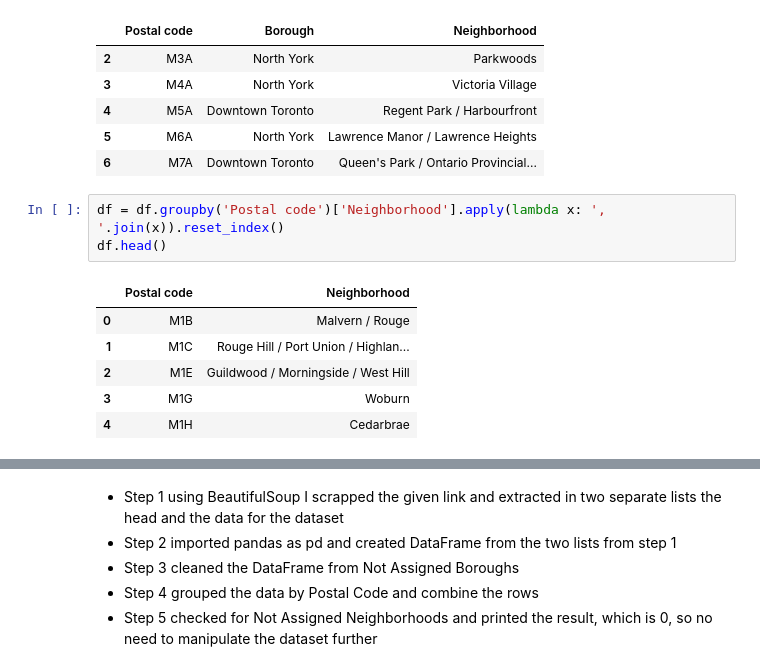
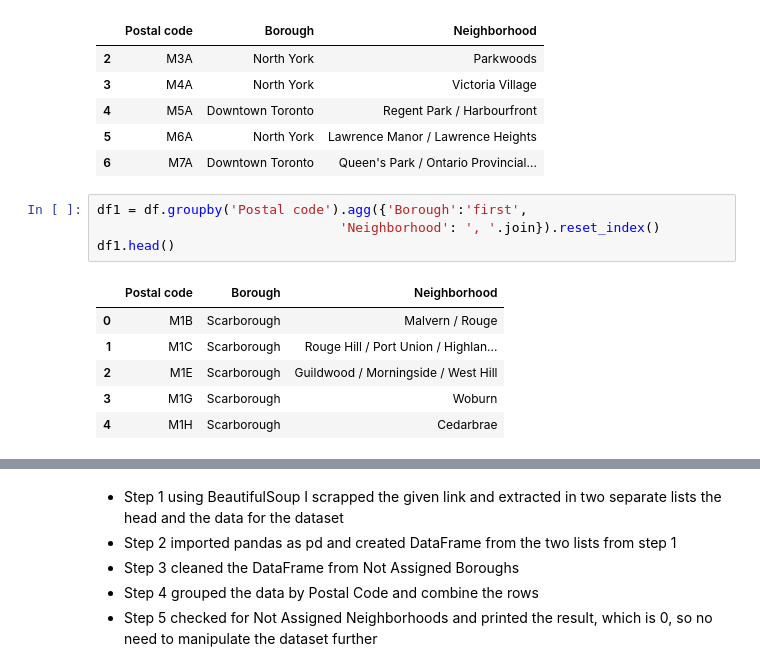
Before and after one commit to vesdim2007/Coursera_Capstone, a Jupyter notebook: Toronto_neighborhoods.ipynb, the cells around one changed output, grey strips where cells are left out. Saved outputs shown, nothing was run; the diff lists cells and outputs as text.

```diff
--- a/Toronto_neighborhoods.ipynb
+++ b/Toronto_neighborhoods.ipynb
@@ -36,13 +36,14 @@ df.head()
 | 5 | M6A | North York | Lawrence Manor / Lawrence Heights |
 | 6 | M7A | Downtown Toronto | Queen's Park / Ontario Provincial... |
 # %%
-df = df.groupby('Postal code')['Neighborhood'].apply(lambda x: ', '.join(x)).reset_index()
-df.head()
+df1 = df.groupby('Postal code').agg({'Borough':'first',
+                               'Neighborhood': ', '.join}).reset_index()
+df1.head()
 # %% [output]
-|  | Postal code | Neighborhood |
-| 0 | M1B | Malvern / Rouge |
-| 1 | M1C | Rouge Hill / Port Union / Highlan... |
-| 2 | M1E | Guildwood / Morningside / West Hill |
-| 3 | M1G | Woburn |
-| 4 | M1H | Cedarbrae |
+|  | Postal code | Borough | Neighborhood |
+| 0 | M1B | Scarborough | Malvern / Rouge |
+| 1 | M1C | Scarborough | Rouge Hill / Port Union / Highlan... |
+| 2 | M1E | Scarborough | Guildwood / Morningside / West Hill |
+| 3 | M1G | Scarborough | Woburn |
+| 4 | M1H | Scarborough | Cedarbrae |
 # %%
```
Also changed, not shown: parts of 22 cells of this notebook.
